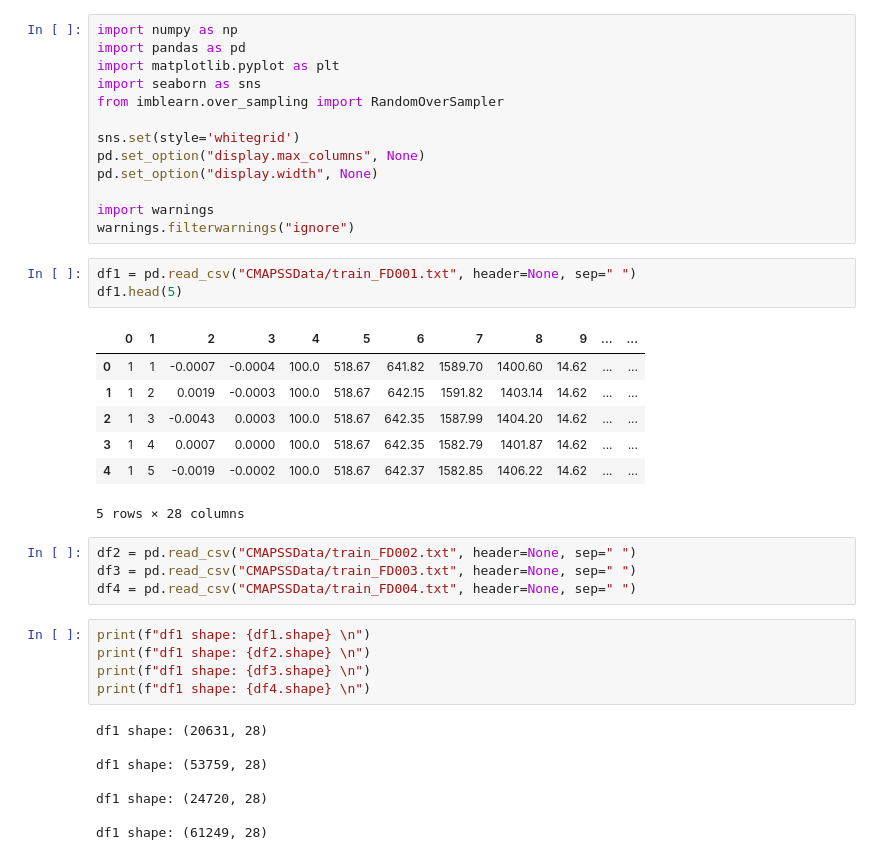
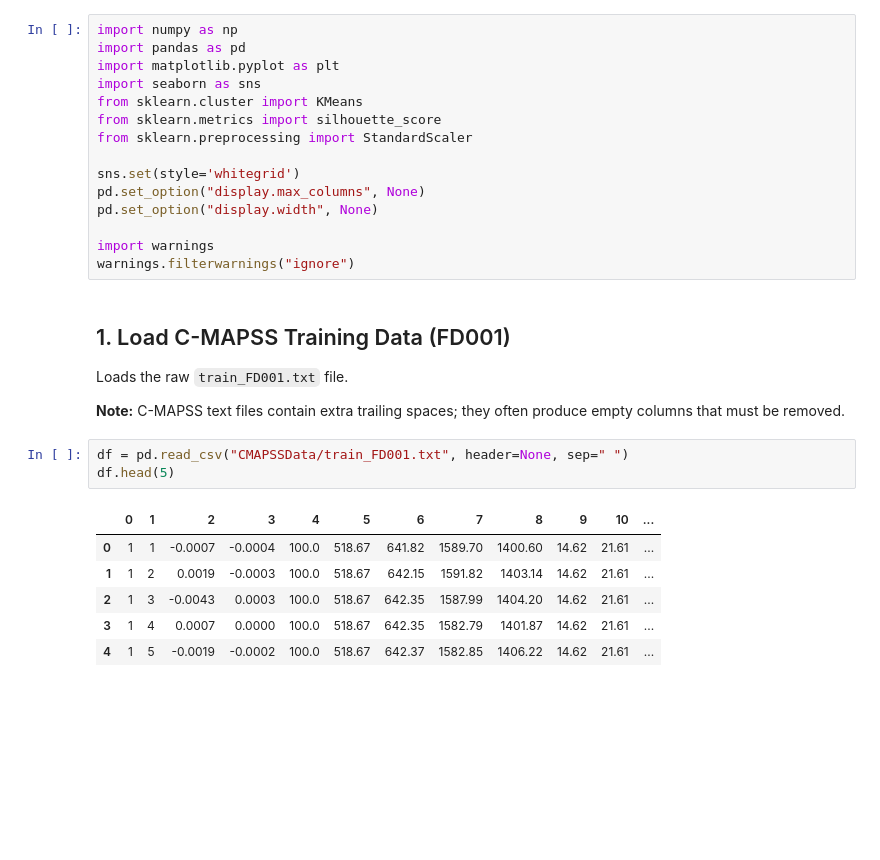
Before and after one commit to arpitDhiman2000/Predictive-Maintenance-Forecasting, a Jupyter notebook: notebook/exp_notebook.ipynb, the cells around one changed output. Saved outputs shown, nothing was run; the diff lists cells and outputs as text; blank space fills up the shorter version.

```diff
--- a/notebook/exp_notebook.ipynb
+++ b/notebook/exp_notebook.ipynb
@@ -3,7 +14,9 @@ import numpy as np
 import pandas as pd
 import matplotlib.pyplot as plt
 import seaborn as sns
-from imblearn.over_sampling import RandomOverSampler
+from sklearn.cluster import KMeans
+from sklearn.metrics import silhouette_score
+from sklearn.preprocessing import StandardScaler
 
 sns.set(style='whitegrid')
 pd.set_option("display.max_columns", None)
@@ -11,31 +24,19 @@ pd.set_option("display.width", None)
 
 import warnings
 warnings.filterwarnings("ignore")
+# %% [markdown]
+## 1. Load C-MAPSS Training Data (FD001)
+
+Loads the raw `train_FD001.txt` file.
+
+**Note:** C-MAPSS text files contain extra trailing spaces; they often produce empty columns that must be removed.
 # %%
-df1 = pd.read_csv("CMAPSSData/train_FD001.txt", header=None, sep=" ")
-df1.head(5)
+df = pd.read_csv("CMAPSSData/train_FD001.txt", header=None, sep=" ")
+df.head(5)
 # %% [output]
-|  | 0 | 1 | 2 | 3 | 4 | 5 | 6 | 7 | 8 | 9 | ... | ... |
-| 0 | 1 | 1 | -0.0007 | -0.0004 | 100.0 | 518.67 | 641.82 | 1589.70 | 1400.60 | 14.62 | ... | ... |
-| 1 | 1 | 2 | 0.0019 | -0.0003 | 100.0 | 518.67 | 642.15 | 1591.82 | 1403.14 | 14.62 | ... | ... |
-| 2 | 1 | 3 | -0.0043 | 0.0003 | 100.0 | 518.67 | 642.35 | 1587.99 | 1404.20 | 14.62 | ... | ... |
-| 3 | 1 | 4 | 0.0007 | 0.0000 | 100.0 | 518.67 | 642.35 | 1582.79 | 1401.87 | 14.62 | ... | ... |
-| 4 | 1 | 5 | -0.0019 | -0.0002 | 100.0 | 518.67 | 642.37 | 1582.85 | 1406.22 | 14.62 | ... | ... |
+|  | 0 | 1 | 2 | 3 | 4 | 5 | 6 | 7 | 8 | 9 | 10 | ... |
+| 0 | 1 | 1 | -0.0007 | -0.0004 | 100.0 | 518.67 | 641.82 | 1589.70 | 1400.60 | 14.62 | 21.61 | ... |
+| 1 | 1 | 2 | 0.0019 | -0.0003 | 100.0 | 518.67 | 642.15 | 1591.82 | 1403.14 | 14.62 | 21.61 | ... |
+| 2 | 1 | 3 | -0.0043 | 0.0003 | 100.0 | 518.67 | 642.35 | 1587.99 | 1404.20 | 14.62 | 21.61 | ... |
+| 3 | 1 | 4 | 0.0007 | 0.0000 | 100.0 | 518.67 | 642.35 | 1582.79 | 1401.87 | 14.62 | 21.61 | ... |
+| 4 | 1 | 5 | -0.0019 | -0.0002 | 100.0 | 518.67 | 642.37 | 1582.85 | 1406.22 | 14.62 | 21.61 | ... |
-5 rows × 28 columns
-# %%
-df2 = pd.read_csv("CMAPSSData/train_FD002.txt", header=None, sep=" ")
-df3 = pd.read_csv("CMAPSSData/train_FD003.txt", header=None, sep=" ")
-df4 = pd.read_csv("CMAPSSData/train_FD004.txt", header=None, sep=" ")
-# %%
-print(f"df1 shape: {df1.shape} \n")
-print(f"df1 shape: {df2.shape} \n")
-print(f"df1 shape: {df3.shape} \n")
-print(f"df1 shape: {df4.shape} \n")
-# %% [output]
-df1 shape: (20631, 28)
-
-df1 shape: (53759, 28)
-
-df1 shape: (24720, 28)
-
-df1 shape: (61249, 28)
```
Also changed, not shown: parts of 48 cells of this notebook, 1 other file.
